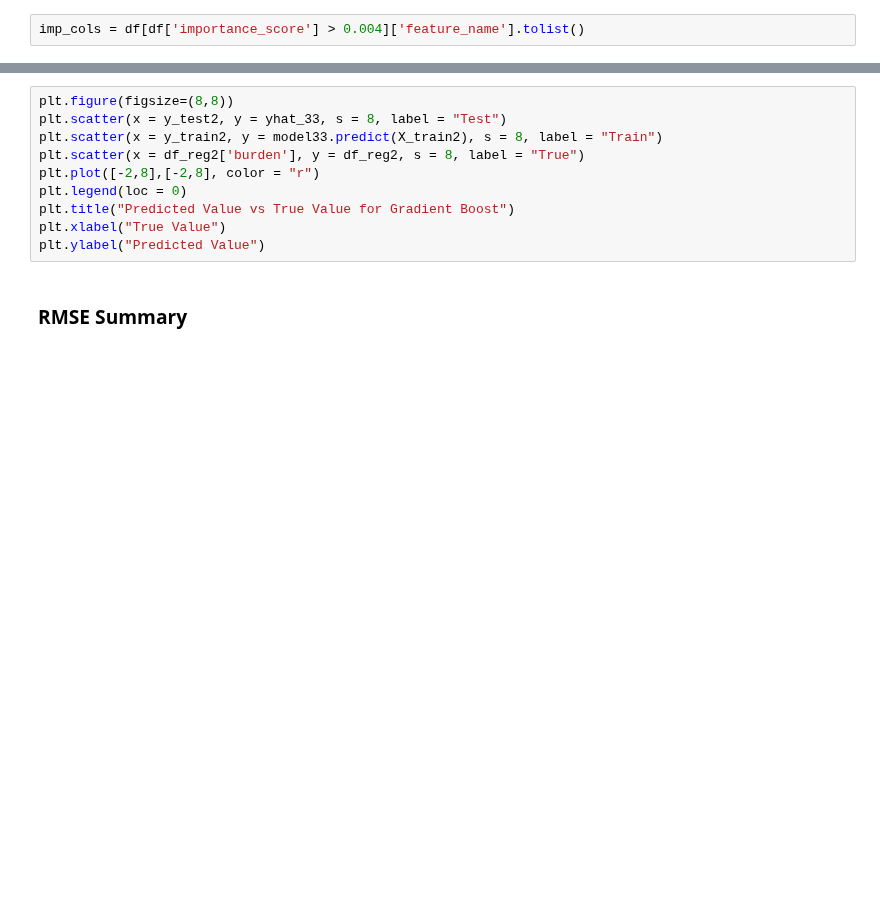
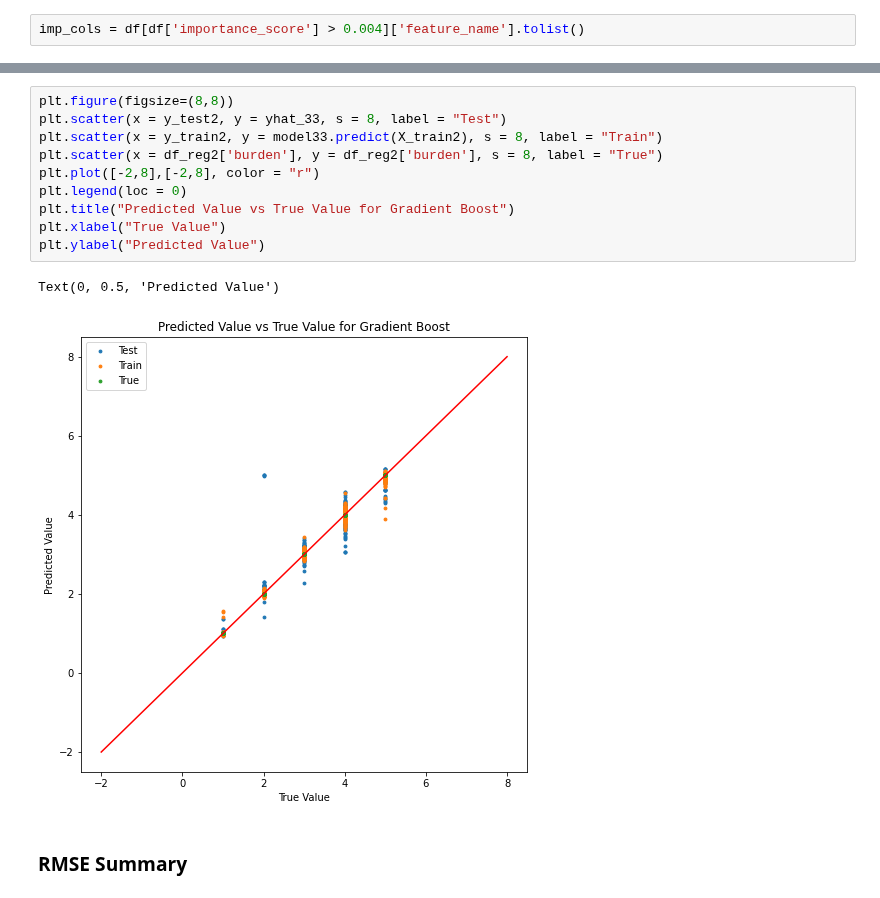
Before and after one commit to woonsupkim/BurdenofCare, a Jupyter notebook: burden.ipynb, the cells around one changed output, grey strips where cells are left out. Saved outputs shown, nothing was run; the diff lists cells and outputs as text; blank space fills up the shorter version.

```diff
--- a/burden.ipynb
+++ b/burden.ipynb
@@ -411,13 +620,16 @@ print('score = ', score33)
 # %%
 plt.figure(figsize=(8,8))
 plt.scatter(x = y_test2, y = yhat_33, s = 8, label = "Test")
 plt.scatter(x = y_train2, y = model33.predict(X_train2), s = 8, label = "Train")
-plt.scatter(x = df_reg2['burden'], y = df_reg2, s = 8, label = "True")
+plt.scatter(x = df_reg2['burden'], y = df_reg2['burden'], s = 8, label = "True")
 plt.plot([-2,8],[-2,8], color = "r")
 plt.legend(loc = 0)
 plt.title("Predicted Value vs True Value for Gradient Boost")
 plt.xlabel("True Value")
 plt.ylabel("Predicted Value")
+# %% [output]
+Text(0, 0.5, 'Predicted Value')
+[figure, added]
 # %% [markdown]
 ### RMSE Summary
 # %%
```
Also changed, not shown: parts of 30 cells of this notebook.
